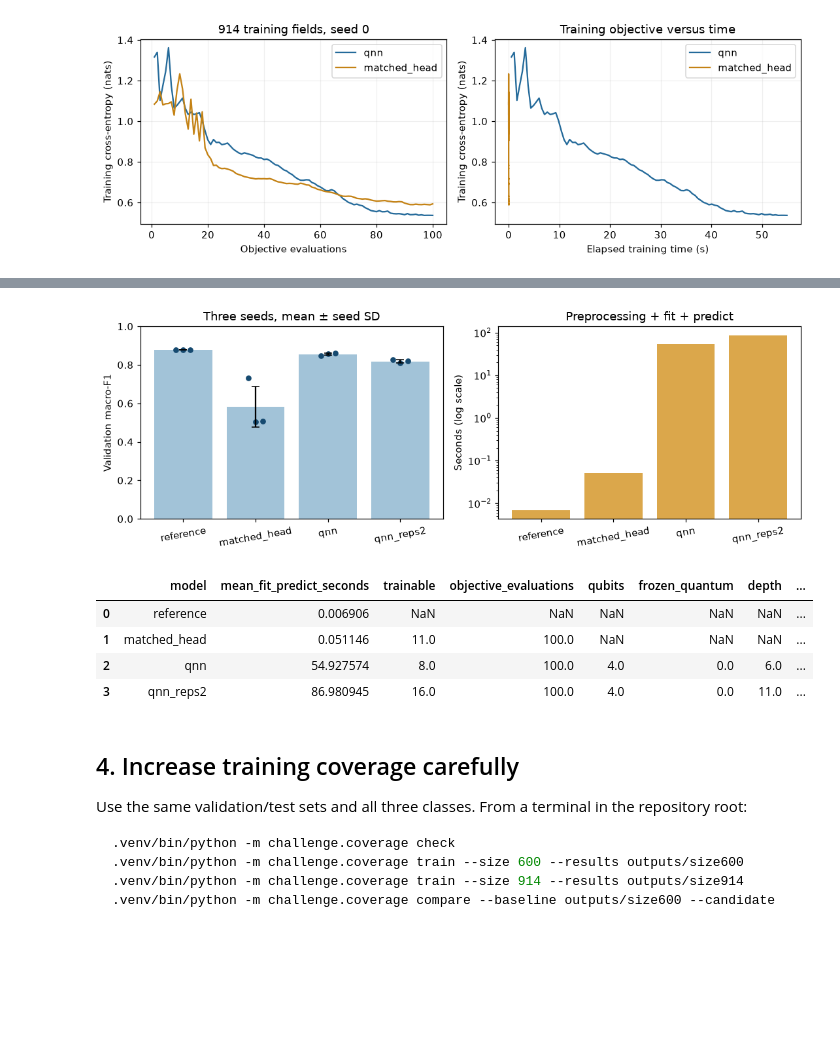
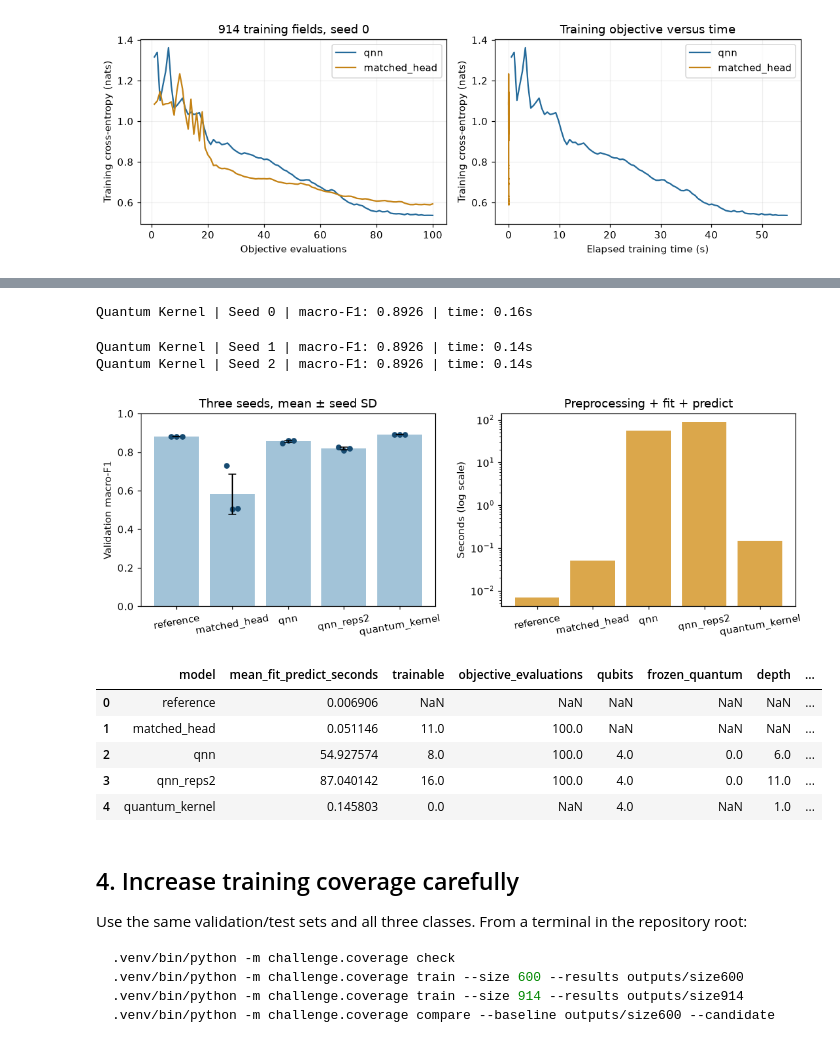
Before and after one commit to ahmedsaib/quanto, a Jupyter notebook: notebooks/Qiskit_QuantumAfrica_Crop_Challenge.ipynb, the cells around one changed output, grey strips where cells are left out. Cells and saved outputs as stored; diff of their text form; code cells hidden in the pictures; blank space fills up the shorter version.

Commit message:
Finalize RY Quantum Kernel SVM (0.8926 macro-F1), metrics, and 5-model benchmark

```diff
--- a/notebooks/Qiskit_QuantumAfrica_Crop_Challenge.ipynb
+++ b/notebooks/Qiskit_QuantumAfrica_Crop_Challenge.ipynb
@@ -212,30 +212,60 @@ Seed 2 done | macro-F1: 0.8205 | time: 87.3s
+# %%
+from challenge.models import QuantumKernelClassifier
+
+# Remove old quantum_kernel entries if you re-run this cell
+runs = [r for r in runs if r['model'] != 'quantum_kernel']
+
+for seed in [0, 1, 2]:
+    t0 = perf_counter()
+    qk = QuantumKernelClassifier(LABELS, C=0.25).fit(A[index], starter.target.to_numpy(), seed=seed)
+    fit_sec = perf_counter() - t0
+
+    t1 = perf_counter()
+    preds = qk.predict(B)
+    pred_sec = perf_counter() - t1
+
+    runs.append({
+        'model': 'quantum_kernel',
+        'seed': seed,
+        'metrics': score(validation.target, preds, LABELS),
+        'fit_seconds': fit_sec,
+        'predict_seconds': pred_sec,
+        'preprocessing_seconds': 0.0,
+        'resources': qk.resources(),
+    })
+    print(f"Quantum Kernel | Seed {seed} | macro-F1: {runs[-1]['metrics']['macro_f1']:.4f} | time: {fit_sec + pred_sec:.2f}s")
+# %% [output]
+Quantum Kernel | Seed 0 | macro-F1: 0.8926 | time: 0.16s
+Quantum Kernel | Seed 1 | macro-F1: 0.8926 | time: 0.14s
+Quantum Kernel | Seed 2 | macro-F1: 0.8926 | time: 0.14s
 # %%
 # Compare all three seeds; np.std() uses ddof=0 for these supplied summaries.
-plot_models = ['reference', 'matched_head', 'qnn', 'qnn_reps2']
+plot_models = ['reference', 'matched_head', 'qnn', 'qnn_reps2', 'quantum_kernel']
 fig, axes = plt.subplots(1, 2, figsize=(10, 3.6))
 resource_rows = []
 for x, model in enumerate(plot_models):
     selected = [r for r in runs if r['model']==model]
     f1 = np.array([r['metrics']['macro_f1'] for r in selected])
     seconds = np.array([r['fit_seconds']+r['predict_seconds']+r['preprocessing_seconds'] for r in selected])
     axes[0].bar(x, f1.mean(), yerr=f1.std(), color='#a2c3d8', capsize=4)
     axes[0].scatter(x+np.linspace(-.1,.1,3), f1, color='#164a70', s=22)
     axes[1].bar(x, seconds.mean(), color='#dba74b')
     resource_rows.append({'model':model, **selected[0]['resources'], 'mean_fit_predict_seconds':seconds.mean()})
 for ax in axes: ax.set_xticks(range(len(plot_models)), plot_models, rotation=10)
 axes[0].set(ylabel='Validation macro-F1', ylim=(0,1), title='Three seeds, mean ± seed SD')
 axes[1].set(ylabel='Seconds (log scale)', yscale='log', title='Preprocessing + fit + predict')
 fig.tight_layout(); save_show(fig, '06_performance_runtime')
 resources = pd.DataFrame(resource_rows)
 display(resources)
 resources.to_csv(OUT / 'resources.csv', index=False)
 # %% [output]
-[figure, old version]
+[figure, new version]
 |  | model | mean_fit_predict_seconds | trainable | objective_evaluations | qubits | frozen_quantum | depth | ... |
 | 0 | reference | 0.006906 | NaN | NaN | NaN | NaN | NaN | ... |
 | 1 | matched_head | 0.051146 | 11.0 | 100.0 | NaN | NaN | NaN | ... |
 | 2 | qnn | 54.927574 | 8.0 | 100.0 | 4.0 | 0.0 | 6.0 | ... |
-| 3 | qnn_reps2 | 86.980945 | 16.0 | 100.0 | 4.0 | 0.0 | 11.0 | ... |
+| 3 | qnn_reps2 | 87.040142 | 16.0 | 100.0 | 4.0 | 0.0 | 11.0 | ... |
+| 4 | quantum_kernel | 0.145803 | 0.0 | NaN | 4.0 | NaN | 1.0 | ... |
 # %% [markdown]
 ## 4. Increase training coverage carefully
 
```
Also changed, not shown: parts of 7 cells of this notebook, 2 other files.
